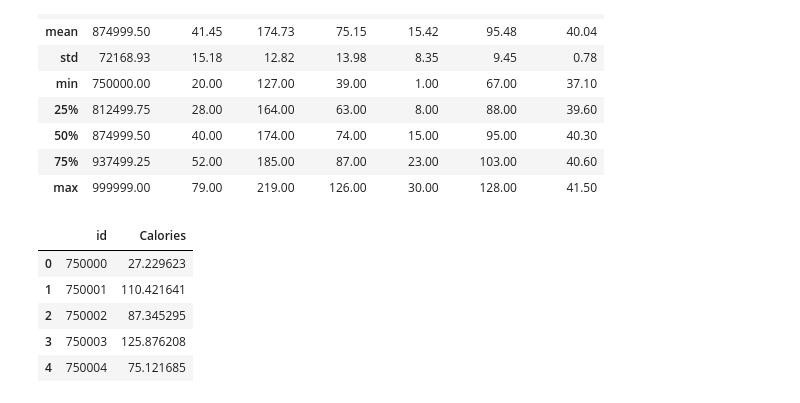
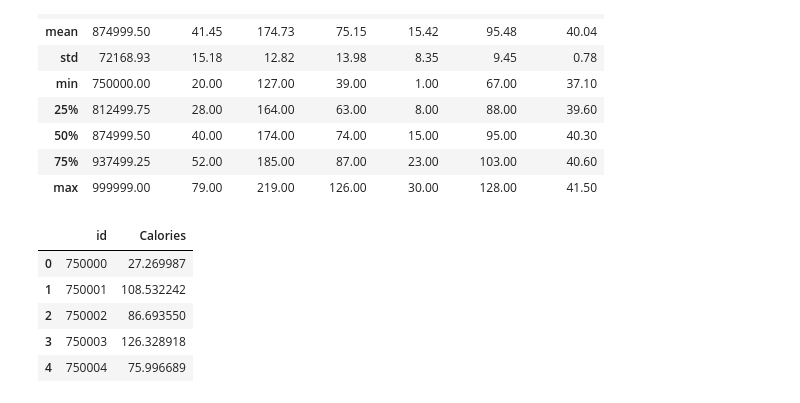
Before and after one commit to gprinciotti/kaggle, a Jupyter notebook: notebooks/playground-series-s5e5.ipynb, the cells around one changed output. Drawn from its saved outputs; the diff is of its cells as text; code cells hidden in the pictures.

```diff
--- a/notebooks/playground-series-s5e5.ipynb
+++ b/notebooks/playground-series-s5e5.ipynb
@@ -194,0 +211,30 @@ Pipeline(steps=[('scaler', StandardScaler()),
+# %%
+param_grid = {
+    'model__n_estimators': [250, 300, 350],
+    'model__learning_rate': [0.07, 0.1, 0.13],
+    'model__max_depth': [5, 6, 7],
+    'model__subsample': [1.0],
+    'model__colsample_bytree': [0.9],
+    'model__reg_alpha': [0.5],
+    'model__reg_lambda': [0.1]
+}
+
+grid_search = GridSearchCV(
+    estimator=new_pipeline,
+    param_grid=param_grid,
+    scoring='neg_mean_squared_error',
+    cv=3,
+    n_jobs=-1,
+    verbose=2
+)
+# %%
+print('Iniciando Grid Search CV com XGBoost...')
+grid_search.fit(x_train, y_train_log)
+
+print('-' * 30)
+print(f'Melhores parâmetros encontrados:')
+print(grid_search.best_params_)
+print(f'Melhor score (neg MSE) na validação cruzada: {grid_search.best_score_:.4f}')
+print('-' * 30)
+
+best_pipeline_xgb = grid_search.best_estimator_
@@ -194,0 +259,2 @@ Pipeline(steps=[('scaler', StandardScaler()),
+# %%
+best_pipeline_xgb.fit(x, np.log1p(y))
@@ -241,17 +325,17 @@ df_test['BMI_Heart_Rate'] = df_test['BMI'] * df_test['Heart_Rate']
 df_test['Temp_dev'] = df_test['Body_Temp'] - 37.0
 df_test['Heart_Age_ratio'] = df_test['Heart_Rate'] / df_test['Age']
 # %%
-y_test_log = best_pipeline.predict(df_test[features])
+y_test_log = best_pipeline_xgb.predict(df_test[features])
 y_test = np.expm1(y_test_log)
 
 submission = pd.read_csv('../data/playground-series-s5e5/sample_submission.csv')
 submission['Calories'] = y_test
 submission.to_csv('../outputs/playground-series-s5e5/submission.csv', index=False)
 submission.head()
 # %% [output]
 |  | id | Calories |
-| 0 | 750000 | 27.229623 |
-| 1 | 750001 | 110.421641 |
-| 2 | 750002 | 87.345295 |
-| 3 | 750003 | 125.876208 |
-| 4 | 750004 | 75.121685 |
+| 0 | 750000 | 27.269987 |
+| 1 | 750001 | 108.532242 |
+| 2 | 750002 | 86.693550 |
+| 3 | 750003 | 126.328918 |
+| 4 | 750004 | 75.996689 |
```
Also changed, not shown: parts of 5 cells of this notebook, 1 other file.
